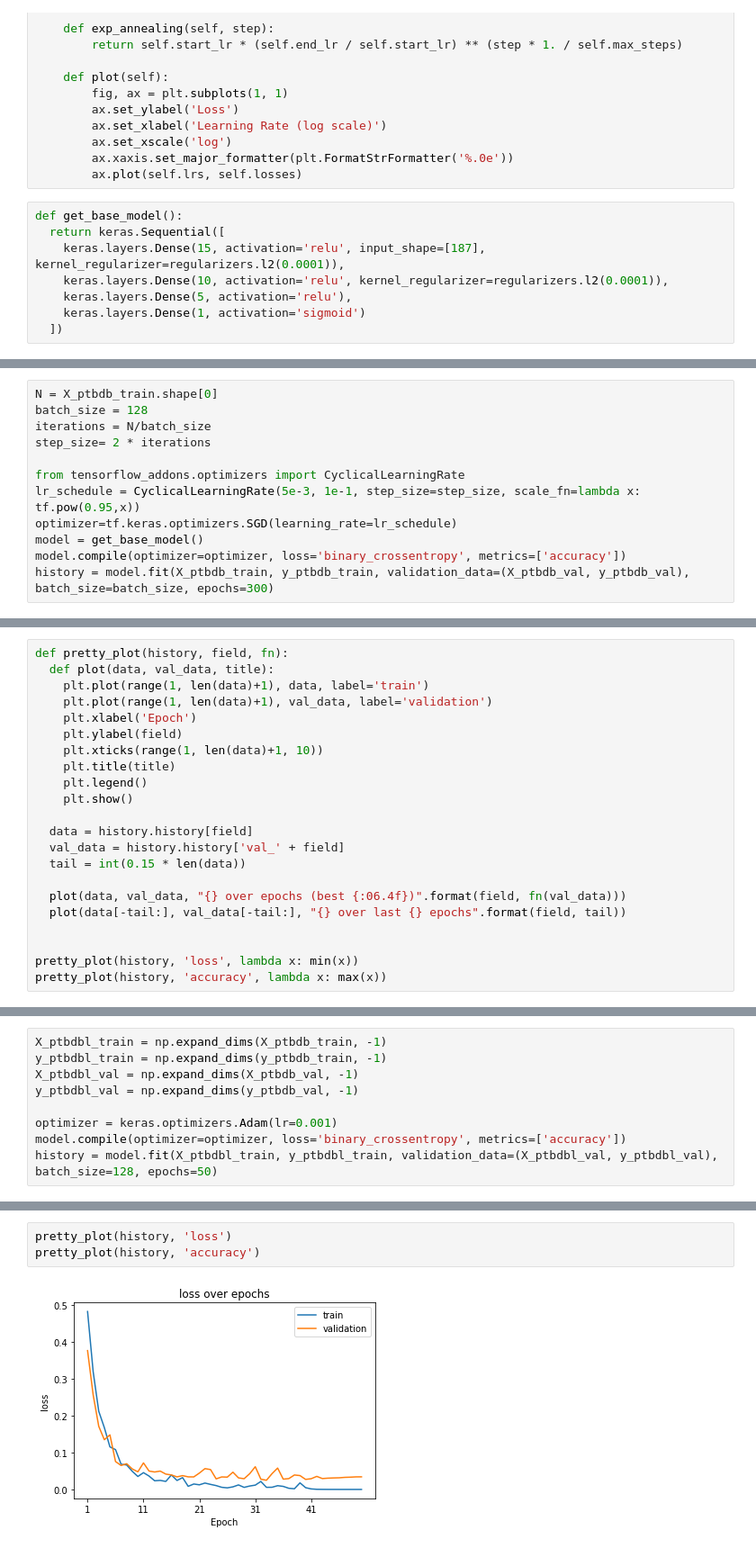
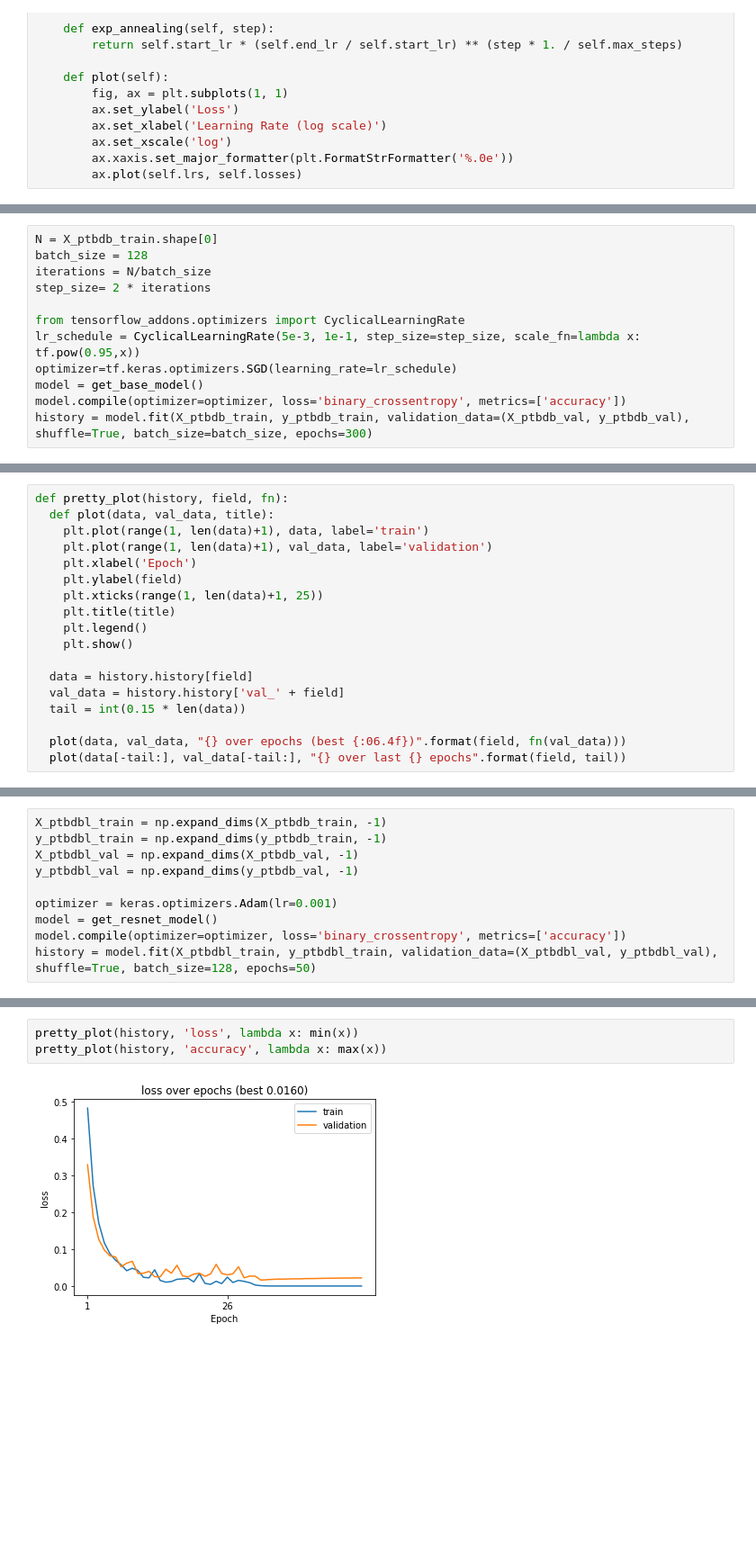
Before and after one commit to spdrnl/ecg, a Jupyter notebook: ECG.ipynb, the cells around one changed output, grey strips where cells are left out. Shown: that part at 90% size. Drawn from its saved outputs; the diff is of its cells as text; blank space fills up the shorter version.

Commit message:
Added MIT ResNet model

```diff
--- a/ECG.ipynb
+++ b/ECG.ipynb
@@ -178,11 +184,3 @@ class LRFinder(Callback):
         ax.set_xscale('log')
         ax.xaxis.set_major_formatter(plt.FormatStrFormatter('%.0e'))
         ax.plot(self.lrs, self.losses)
-# %%
-def get_base_model():
-  return keras.Sequential([
-    keras.layers.Dense(15, activation='relu', input_shape=[187], kernel_regularizer=regularizers.l2(0.0001)),
-    keras.layers.Dense(10, activation='relu', kernel_regularizer=regularizers.l2(0.0001)),
-    keras.layers.Dense(5, activation='relu'),
-    keras.layers.Dense(1, activation='sigmoid')
-  ])
@@ -207,6 +207,6 @@ lr_schedule = CyclicalLearningRate(5e-3, 1e-1, step_size=step_size, scale_fn=lam
 optimizer=tf.keras.optimizers.SGD(learning_rate=lr_schedule)
 model = get_base_model()
 model.compile(optimizer=optimizer, loss='binary_crossentropy', metrics=['accuracy'])
-history = model.fit(X_ptbdb_train, y_ptbdb_train, validation_data=(X_ptbdb_val, y_ptbdb_val), batch_size=batch_size, epochs=300)
+history = model.fit(X_ptbdb_train, y_ptbdb_train, validation_data=(X_ptbdb_val, y_ptbdb_val), shuffle=True, batch_size=batch_size, epochs=300)
 # %% [output]
 Epoch 1/300
@@ -233,7 +233,7 @@ def pretty_plot(history, field, fn):
     plt.plot(range(1, len(data)+1), val_data, label='validation')
     plt.xlabel('Epoch')
     plt.ylabel(field)
-    plt.xticks(range(1, len(data)+1, 10))
+    plt.xticks(range(1, len(data)+1, 25))
     plt.title(title)
     plt.legend()
     plt.show()
@@ -244,7 +244,3 @@ def pretty_plot(history, field, fn):
 
   plot(data, val_data, "{} over epochs (best {:06.4f})".format(field, fn(val_data)))
   plot(data[-tail:], val_data[-tail:], "{} over last {} epochs".format(field, tail))
-
-
-pretty_plot(history, 'loss', lambda x: min(x))
-pretty_plot(history, 'accuracy', lambda x: max(x))
@@ -307,7 +291,8 @@ X_ptbdbl_val = np.expand_dims(X_ptbdb_val, -1)
 y_ptbdbl_val = np.expand_dims(y_ptbdb_val, -1)
 
 optimizer = keras.optimizers.Adam(lr=0.001)
+model = get_resnet_model()
 model.compile(optimizer=optimizer, loss='binary_crossentropy', metrics=['accuracy'])
-history = model.fit(X_ptbdbl_train, y_ptbdbl_train, validation_data=(X_ptbdbl_val, y_ptbdbl_val), batch_size=128, epochs=50)
+history = model.fit(X_ptbdbl_train, y_ptbdbl_train, validation_data=(X_ptbdbl_val, y_ptbdbl_val), shuffle=True, batch_size=128, epochs=50)
 # %% [output]
 Epoch 1/50
@@ -330,5 +315,5 @@ Epoch 50/50
 # %%
-pretty_plot(history, 'loss')
-pretty_plot(history, 'accuracy')
+pretty_plot(history, 'loss', lambda x: min(x))
+pretty_plot(history, 'accuracy', lambda x: max(x))
 # %% [output]
-[figure, old version]
+[figure, new version]
```
Also changed, not shown: parts of 20 cells of this notebook.
